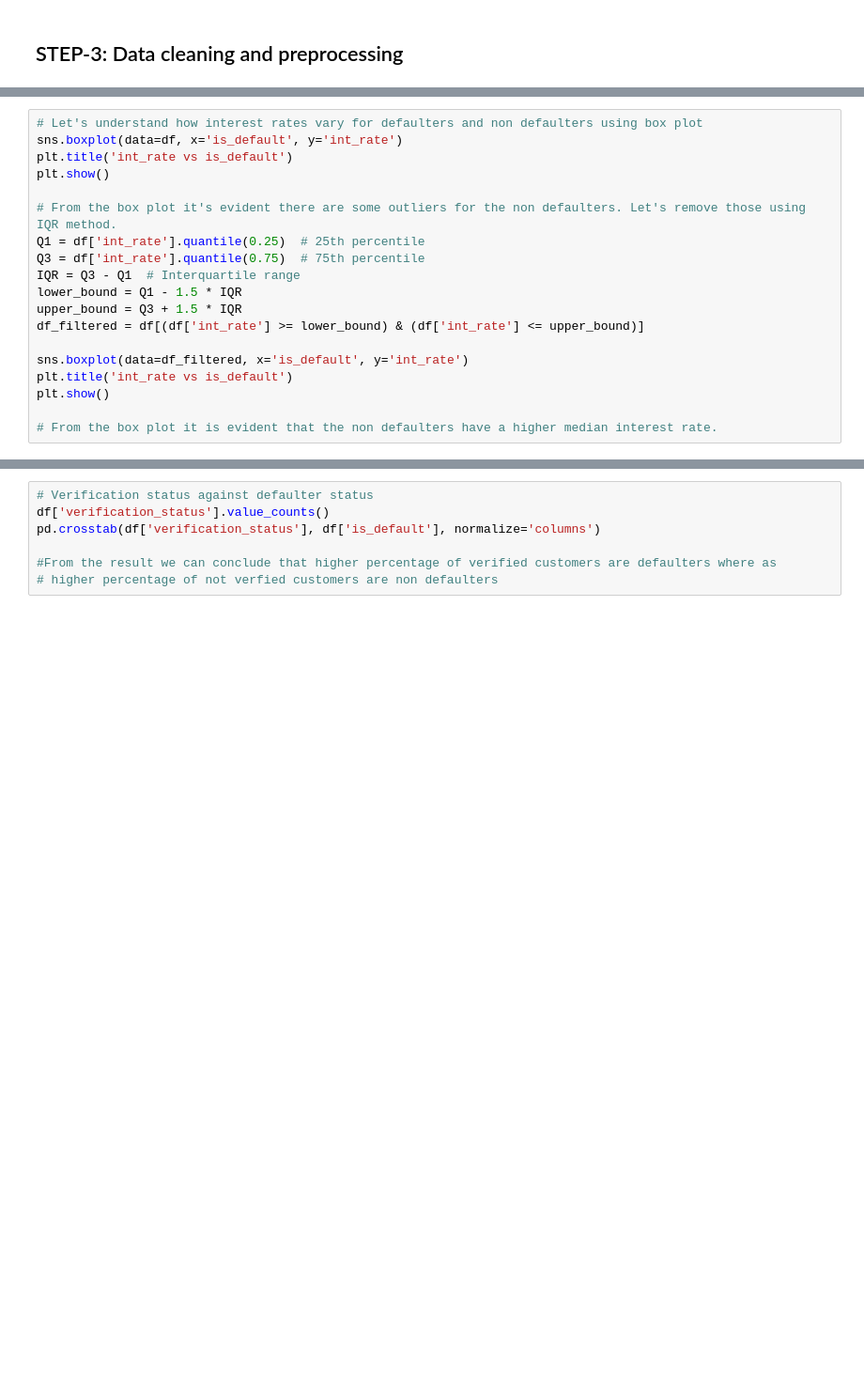
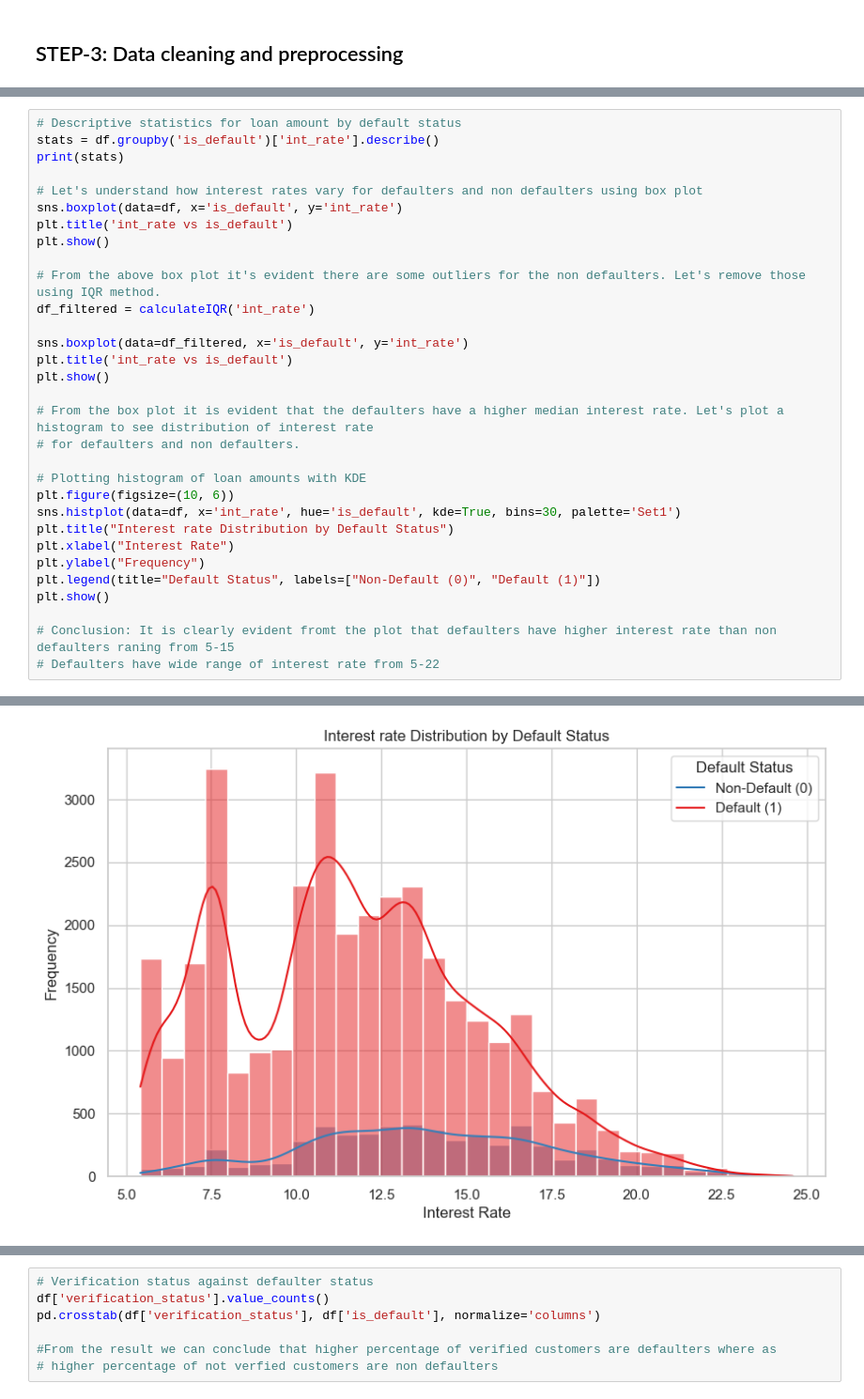
Before and after one commit to debasishmohanty/LendingClubCaseStudy, a Jupyter notebook: Lending_Club_Analysis.ipynb, the cells around one changed output, grey strips where cells are left out. Shown at 94% size. Cells and saved outputs as stored; diff of their text form; blank space fills up the shorter version.

```diff
--- a/Lending_Club_Analysis.ipynb
+++ b/Lending_Club_Analysis.ipynb
@@ -29,20 +176,32 @@ df['is_default'] = df['loan_status'].apply(lambda x: 1 if x == 'Charged Off' els
 # %%
+# Descriptive statistics for loan amount by default status
+stats = df.groupby('is_default')['int_rate'].describe()
+print(stats)
+
 # Let's understand how interest rates vary for defaulters and non defaulters using box plot
 sns.boxplot(data=df, x='is_default', y='int_rate')
 plt.title('int_rate vs is_default')
 plt.show()
 
-# From the box plot it's evident there are some outliers for the non defaulters. Let's remove those using IQR method.
-Q1 = df['int_rate'].quantile(0.25)  # 25th percentile
-Q3 = df['int_rate'].quantile(0.75)  # 75th percentile
-IQR = Q3 - Q1  # Interquartile range
-lower_bound = Q1 - 1.5 * IQR
-upper_bound = Q3 + 1.5 * IQR
-df_filtered = df[(df['int_rate'] >= lower_bound) & (df['int_rate'] <= upper_bound)]
+# From the above box plot it's evident there are some outliers for the non defaulters. Let's remove those using IQR method.
+df_filtered = calculateIQR('int_rate')
 
 sns.boxplot(data=df_filtered, x='is_default', y='int_rate')
 plt.title('int_rate vs is_default')
 plt.show()
 
-# From the box plot it is evident that the non defaulters have a higher median interest rate.
+# From the box plot it is evident that the defaulters have a higher median interest rate. Let's plot a histogram to see distribution of interest rate
+# for defaulters and non defaulters.
+
+# Plotting histogram of loan amounts with KDE
+plt.figure(figsize=(10, 6))
+sns.histplot(data=df, x='int_rate', hue='is_default', kde=True, bins=30, palette='Set1')
+plt.title("Interest rate Distribution by Default Status")
+plt.xlabel("Interest Rate")
+plt.ylabel("Frequency")
+plt.legend(title="Default Status", labels=["Non-Default (0)", "Default (1)"])
+plt.show()
+
+# Conclusion: It is clearly evident fromt the plot that defaulters have higher interest rate than non defaulters raning from 5-15
+# Defaulters have wide range of interest rate from 5-22
 # %% [output]
@@ -49,2 +212,3 @@ plt.show()
 [figure]
 [figure]
+[figure, added]
```
Also changed, not shown: parts of 14 cells of this notebook.
